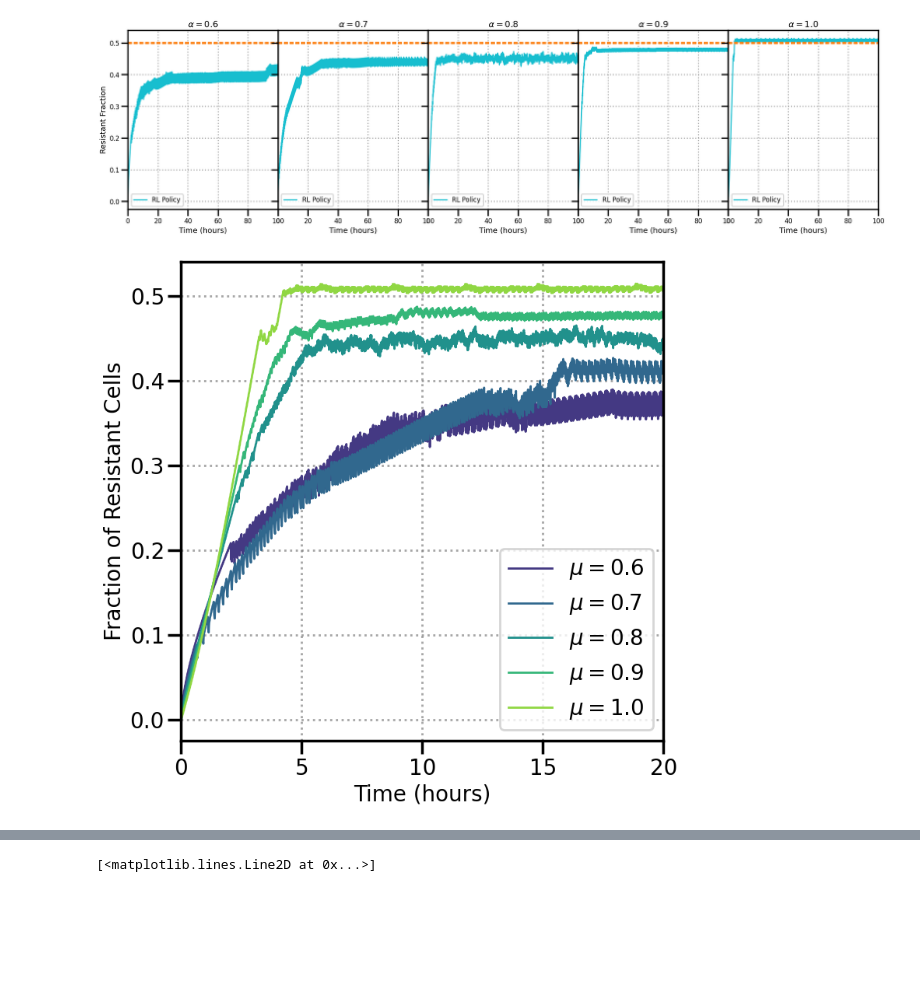
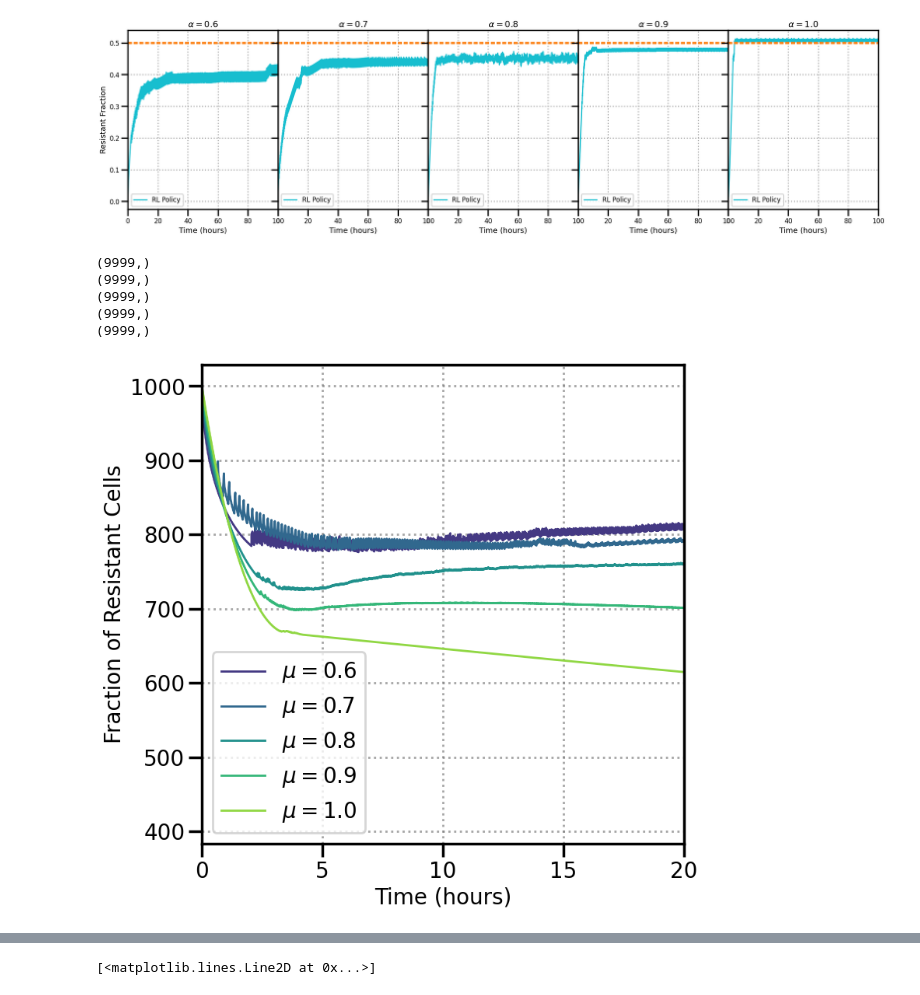
Before and after one commit to JacobHA/RL4Dosing, a Jupyter notebook: plot_data.ipynb, the cells around one changed output, grey strips where cells are left out. Saved outputs shown, nothing was run; the diff lists cells and outputs as text; code cells hidden in the pictures; blank space fills up the shorter version.

```diff
--- a/plot_data.ipynb
+++ b/plot_data.ipynb
@@ -133,10 +128,6 @@ plt.show()
 # %% [output]
 [figure]
 # %%
-import matplotlib.pyplot as plt
-import numpy as np
-import seaborn as sns
-
 # set matplotlib rc params for colors:
 plt.rcParams['axes.prop_cycle'] = plt.cycler(color=sns.color_palette("viridis", len(alpha_values)))
 
@@ -157,32 +148,38 @@ for i, alpha in enumerate(alpha_values):
 
     # Plot RL Policy
     # label = 'RL Policy' if i == 0 else None
+    print(all_obs.shape)
     label = rf'$\mu={alpha}$'
-    ax.plot(times, all_fractions, label=label, linestyle='-', linewidth=2)
+    ax.plot(times, all_obs, label=label, linestyle='-', linewidth=2)
 
 
     # Styling
     ax.set_xlim(0, 20)
     # ax.set_ylim(600, 1000)
     ax.set_xlabel('Time (hours)', fontsize=20)
     if i == 0:
         ax.set_ylabel('Total Number of Cells', fontsize=20)
     else:
         ax.set_ylabel('')
 ax.grid(True, linestyle=':', color='gray', alpha=0.7)
 ax.tick_params(axis='both', which='major', labelsize=20)
 
 # Optional: Add a title for each subplot
 # ax.set_title(rf'$\alpha={alpha}$', fontsize=16)
 ax.set_ylabel('Fraction of Resistant Cells', fontsize=20)
 # Plot Hardcoded Limits of 0.48 & 0.51 as horizontal lines:
 # ax.axhline(0.49, color='k', linestyle='--', linewidth=2)
 # ax.axhline(0.51, color='k', linestyle='--', linewidth=2)#, label='Sweep')
 
 ax.legend(fontsize=20)
 # plt.title('RL Policy\'s Effect\non the Resistant Fraction Over Time')
 
 # Show the plot
 plt.show()
 # %% [output]
+(9999,)
+(9999,)
+(9999,)
+(9999,)
+(9999,)
-[figure, old version]
+[figure, new version]
```
Also changed, not shown: parts of 5 cells of this notebook, 3 other files.
